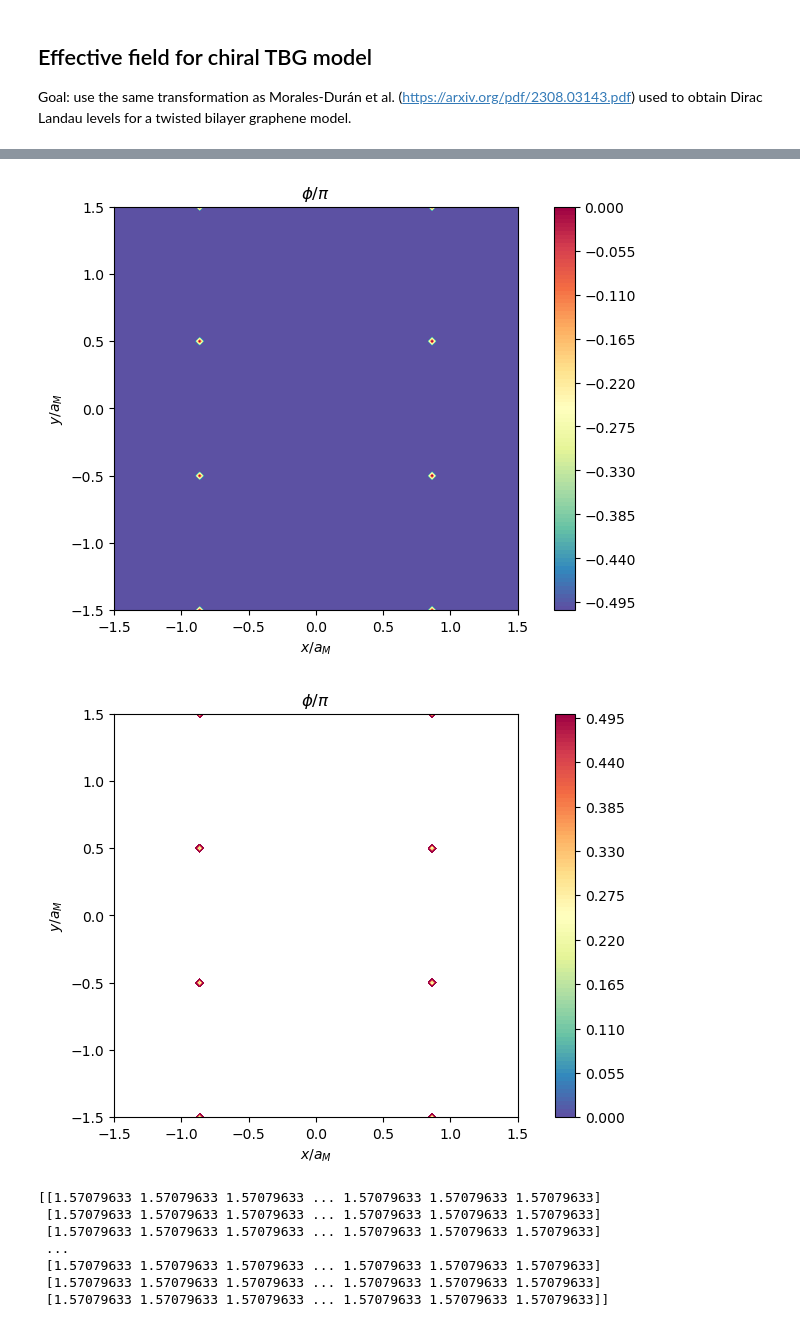
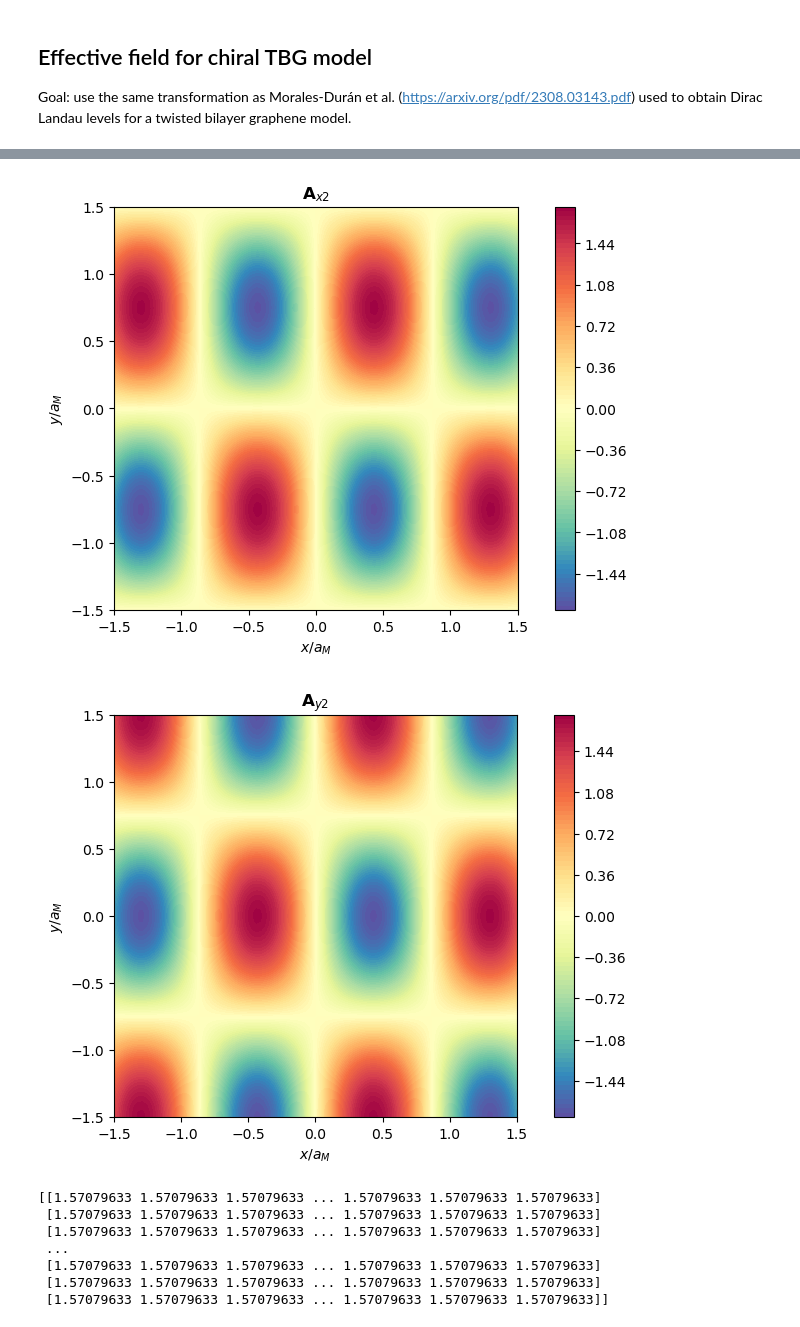
Before and after one commit to DaanTimmers/DT_Part_III_Project, a Jupyter notebook: Chiral_TBG.ipynb, the cells around one changed output, grey strips where cells are left out. Cells and saved outputs as stored; diff of their text form; code cells hidden in the pictures.

```diff
--- a/Chiral_TBG.ipynb
+++ b/Chiral_TBG.ipynb
@@ -138,9 +138,11 @@ bilayer = chiral_TBG(parameters, 100, 1.5)
 bilayer.SU2_gauge()
 bilayer.angles()
 # %%
-bilayer.plot('A1',100)
-bilayer.plot('theta',100)
-bilayer.plot('phi', 100)
-bilayer.plot('phi2', 100)
+bilayer.plot('A_x1',100)
+bilayer.plot('A_y1',100)
+bilayer.plot('A_x2',100)
+
+bilayer.plot('A_y2',100)
+
 print(bilayer.phi2)
 # %% [output]
@@ -149,5 +151,5 @@ print(bilayer.phi2)
-[figure, old version]
+[figure, new version]
-[figure, old version]
+[figure, new version]
 [[1.57079633 1.57079633 1.57079633 ... 1.57079633 1.57079633 1.57079633]
  [1.57079633 1.57079633 1.57079633 ... 1.57079633 1.57079633 1.57079633]
  [1.57079633 1.57079633 1.57079633 ... 1.57079633 1.57079633 1.57079633]
```
Also changed, not shown: parts of 1 cell of this notebook.
